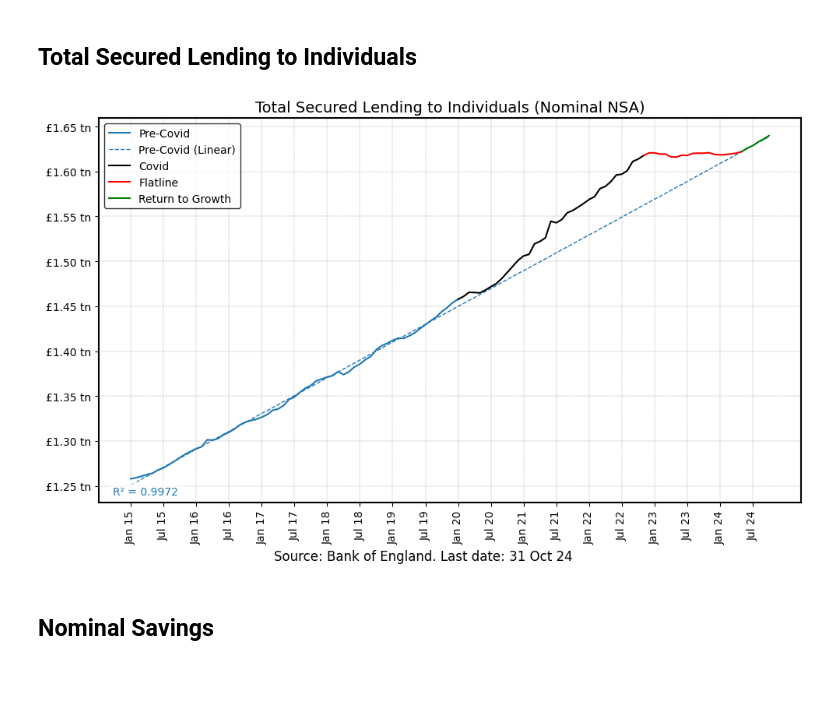
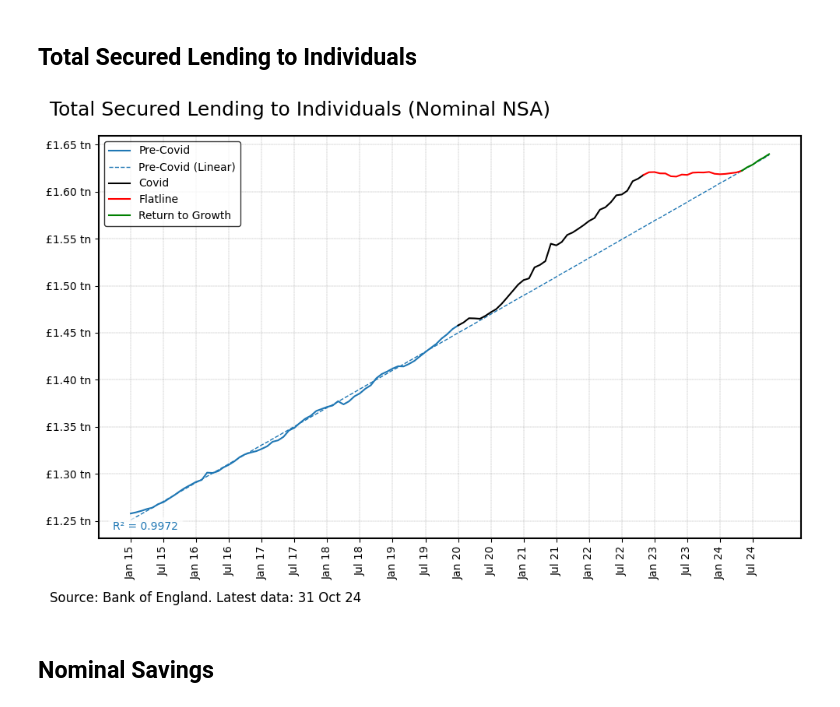
Before and after one commit to rpreen/econ, a Jupyter notebook: econ.ipynb, the cells around one changed output. Drawn from its saved outputs; the diff is of its cells as text; code cells hidden in the pictures; blank space fills up the shorter version.

```diff
--- a/econ.ipynb
+++ b/econ.ipynb
@@ -277,7 +277,7 @@ ax.bar(
 )
 ax.grid(True, color="grey", linestyle="--", linewidth=0.25)
 
-ax.set_title("Annual House Price Percentage Change")
+ax.set_title("")
 xticks = df_ftb["Month_Year"][::1]  # every nth date
 
 plt.xticks(x + bar_width / 2, categories, rotation=90)
@@ -285,13 +285,26 @@ plt.xticks(x + bar_width / 2, categories, rotation=90)
 for spine in ax.spines.values():
     spine.set_edgecolor("black")
     spine.set_linewidth(1.5)
+
 fig.text(
-    0.5,
-    -0.01,
+    0.02,
+    0,
     "Source: Office for National Statistics.",
-    ha="center",
+    ha="left",
+    va="top",
     fontsize=12,
     color="black",
+)
+
+fig.text(
+    0.02,
+    1.05,
+    "Annual House Price Percentage Change",
+    ha="left",
+    va="top",
+    fontsize=18,
+    color="black",
+    # weight="bold",
 )
 
 plt.legend(facecolor="white", edgecolor="black", fontsize=10)
@@ -514,46 +566,55 @@ ax.plot(df_flat["Month_Year"], df_flat["Total"], color="red", label="Flatline")
 # return to normal
 ax.plot(df_new["Month_Year"], df_new["Total"], color="green", label="Return to Growth")
 
-ax.set_title("Total Secured Lending to Individuals (Nominal NSA)", fontsize=14)
-
 formatter = FuncFormatter(pound_formatter)
 plt.gca().yaxis.set_major_formatter(formatter)
 ax.grid(True, color="grey", linestyle="--", linewidth=0.25)
 
 xticks = df_lend["Month_Year"][::6]  # every nth date
 plt.xticks(xticks, rotation=90)
 
 for spine in ax.spines.values():
     spine.set_edgecolor("black")
     spine.set_linewidth(1.5)
 
 fig.text(
-    0.5,
-    -0.01,
-    f"Source: Bank of England. Last date: {last_date}",
-    ha="center",
+    0.02,
+    0,
+    f"Source: Bank of England. Latest data: {last_date}",
+    ha="left",
+    va="top",
     fontsize=12,
+    color="black",
+)
+
+fig.text(
+    0.02,
+    1.05,
+    "Total Secured Lending to Individuals (Nominal NSA)",
+    ha="left",
+    va="top",
+    fontsize=18,
     color="black",
 )
 
 # Add Pre-covid R-squared as a note in the bottom-left corner
 plt.text(
     0.02,
     0.02,  # Position: from the bottom-left
     f"R² = {precovid_r_squared:.4f}",
     transform=plt.gca().transAxes,  # (0,0 is bottom-left)
     fontsize=10,
     color=color,
     bbox=dict(facecolor="white", alpha=0.7, edgecolor="none"),
 )
 
 plt.legend(facecolor="white", edgecolor="black", fontsize=10)
 plt.tight_layout()
 
 filename = os.path.join(PLOT_DIR, "lending.png")
 plt.savefig(filename, dpi=300, bbox_inches="tight")
 # %% [output]
-[figure, old version]
+[figure, new version]
 # %% [markdown]
 ## Nominal Savings
 # %%
```
Also changed, not shown: parts of 18 cells of this notebook.
